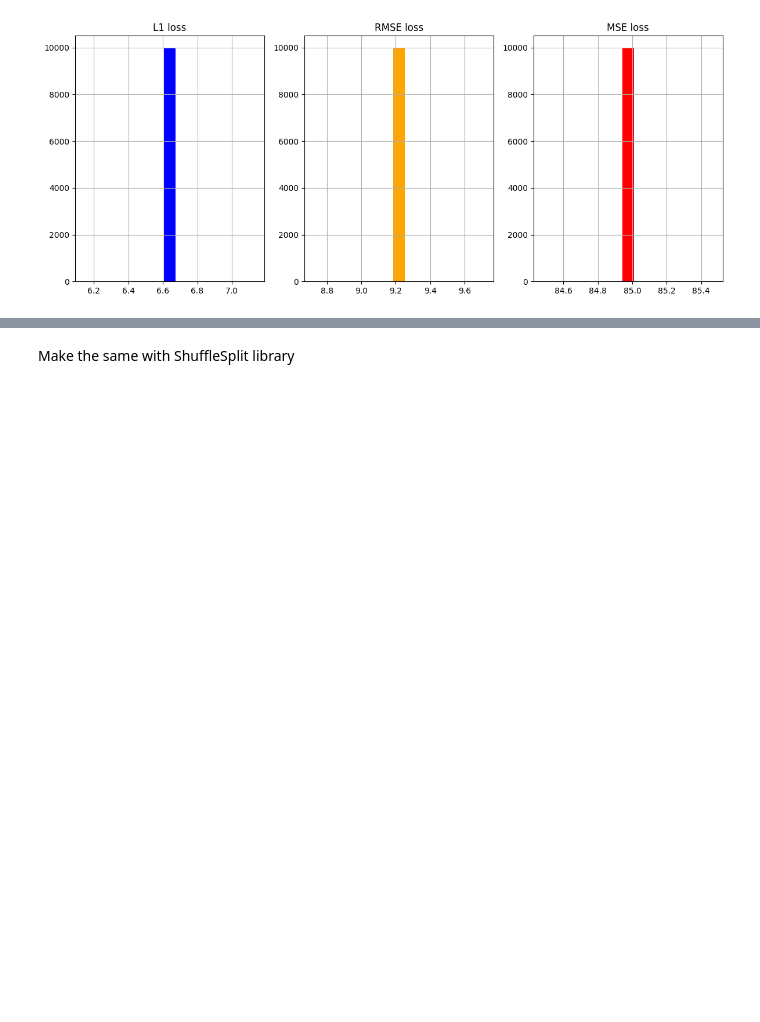
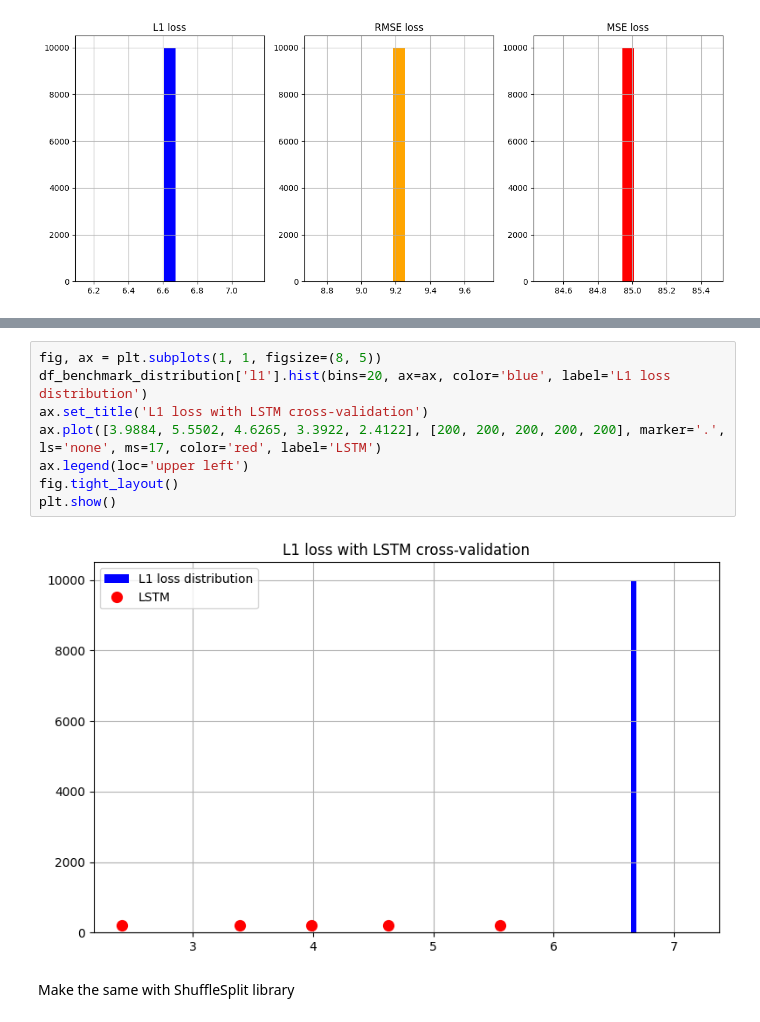
Before and after one commit to lolloberga/quantum_weather_station, a Jupyter notebook: notebooks/5_benchmark_loss.ipynb, the cells around one changed output, grey strips where cells are left out. Drawn from its saved outputs; the diff is of its cells as text; blank space fills up the shorter version.

```diff
--- a/notebooks/5_benchmark_loss.ipynb
+++ b/notebooks/5_benchmark_loss.ipynb
@@ -200,3 +233,13 @@ plt.show()
+# %%
+fig, ax = plt.subplots(1, 1, figsize=(8, 5))
+df_benchmark_distribution['l1'].hist(bins=20, ax=ax, color='blue', label='L1 loss distribution')
+ax.set_title('L1 loss with LSTM cross-validation')
+ax.plot([3.9884, 5.5502, 4.6265, 3.3922, 2.4122], [200, 200, 200, 200, 200], marker='.', ls='none', ms=17, color='red', label='LSTM')
+ax.legend(loc='upper left')
+fig.tight_layout()
+plt.show()
+# %% [output]
+[figure, added]
 # %% [markdown]
 Make the same with ShuffleSplit library
 # %%
```
Also changed, not shown: parts of 7 cells of this notebook, 3 other files.
